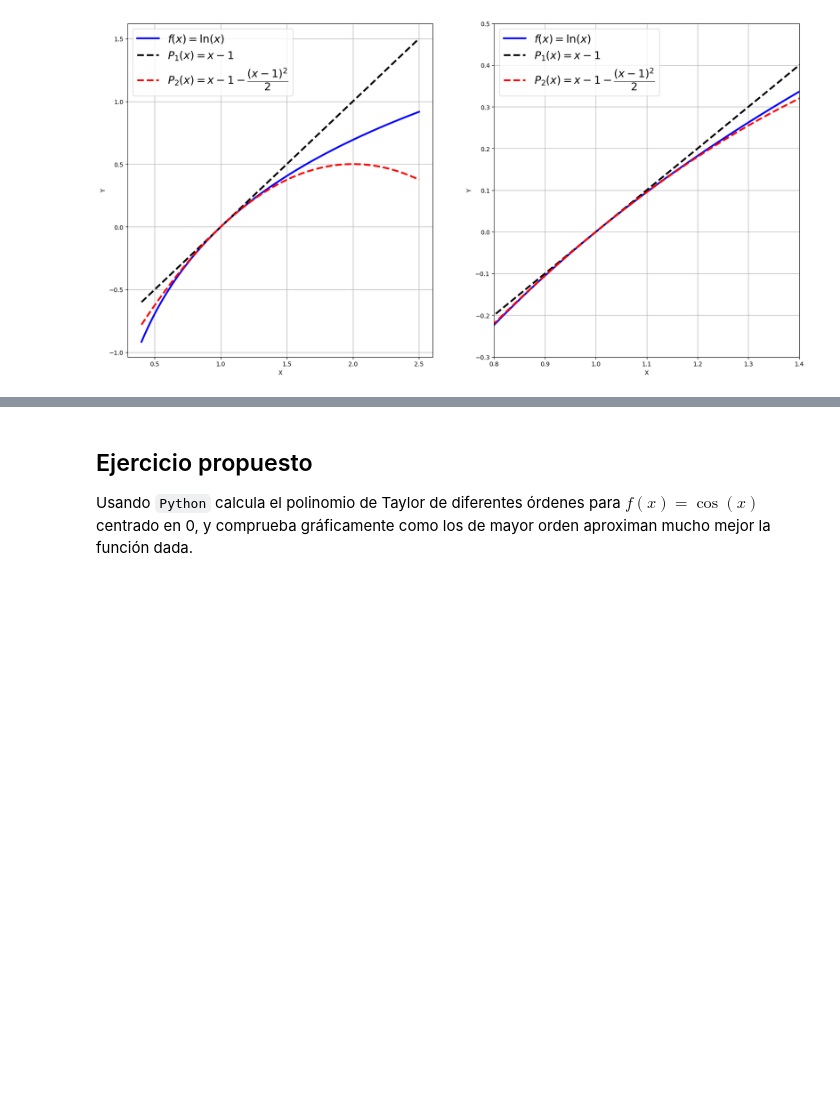
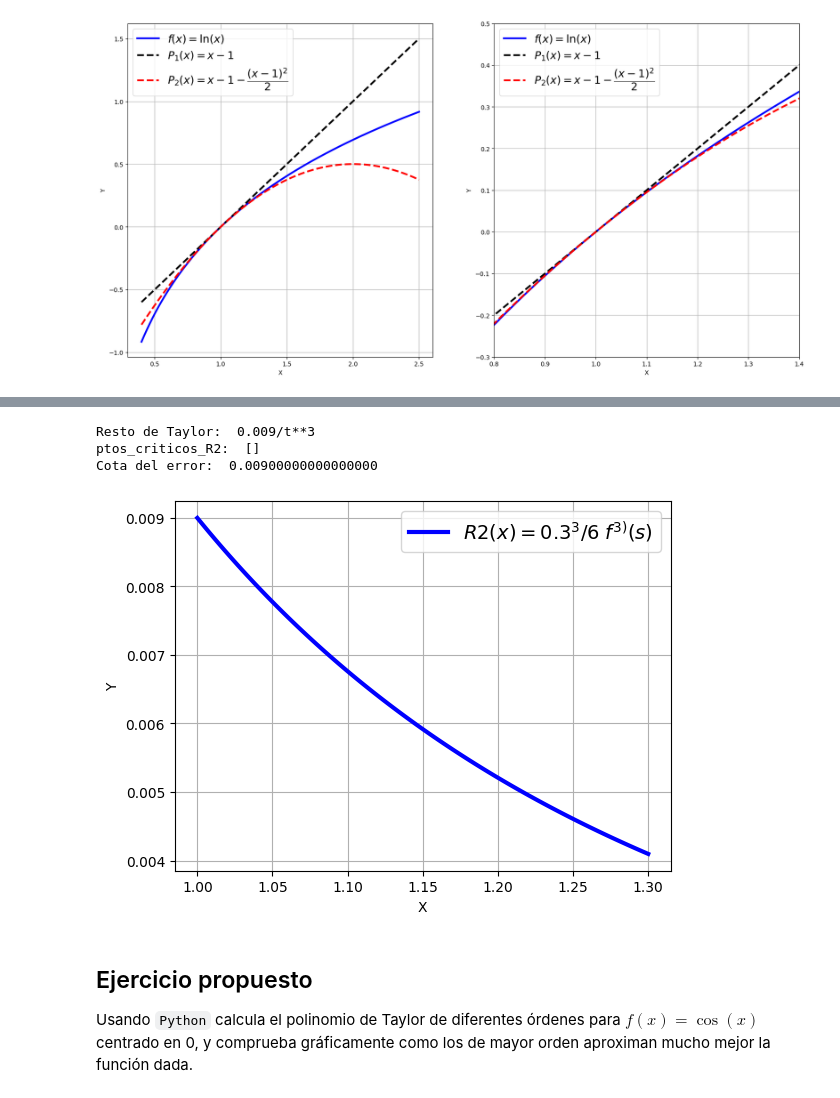
Before and after one commit to yerdna14/JB-Calculo1-UDC, a Jupyter notebook: _build/jupyter_execute/capitulos/03/06.TeoremaTaylor.ipynb, the cells around one changed output, grey strips where cells are left out. Cells and saved outputs as stored; diff of their text form; code cells hidden in the pictures; blank space fills up the shorter version.

```diff
--- a/_build/jupyter_execute/capitulos/03/06.TeoremaTaylor.ipynb
+++ b/_build/jupyter_execute/capitulos/03/06.TeoremaTaylor.ipynb
@@ -196,12 +246,13 @@ import sympy as sp
 
 x,t=sp.symbols('x,t')
 
-# p: polinomio de Taylor
-# R: resto en valor absoluto
-def taylor(f,x0,n):
-    p=0
+# p_exp: expresión para el polinomio de Taylor
+# R_exp: expresión para el resto de Taylor
+def taylor(f_exp,x0,n):
+    p_exp = 0
     for i in range(n+1):
-        p+=sp.diff(f,x,i).subs(x,x0)/sp.factorial(i)*(x-x0)**i
-    R=sp.diff(f,x,n+1).subs(x,t)/sp.factorial(n+1)*(x-x0)**(n+1)
-    return p,R
+        p_exp += sp.diff(f_exp,x,i).subs(x,x0)/sp.factorial(i)*(x-x0)**i
+
+    R_exp = sp.diff(f_exp,x,n+1).subs(x,t)/sp.factorial(n+1)*(x-x0)**(n+1)
+    return p_exp,R_exp
 # %% [markdown]
@@ -322,3 +360,32 @@ alcanza su máximo en valor absoluto en el extremo de la izquierda (es decir, en
+# %%
+R2_exp_xfijo = R2_exp.subs({x:1.3})
+print('Resto de Taylor: ',R2_exp_xfijo)
+R2 = sp.Lambda (t, R2_exp_xfijo)
+
+# Comprobamos que R2 no tiene puntos críticos
+ptos_criticos_R2 = sp.solve (sp.diff(R2,x))
+print('ptos_criticos_R2: ',ptos_criticos_R2)
+
+# Elegimos el máximo de R2, en valor absoluto, comparando sus valores en los extremos del intervalo
+cota_error = sp.Max( sp.Abs(R2(1.)), sp.Abs(R2(1.3)) )
+
+print('Cota del error: ',cota_error)
+
+# Dibujamos R2 en [1,1.3]
+R2_vec = sp.lambdify(t,R2_exp_xfijo)
+s1 = np.linspace(1, 1.3, 100)
+R2_s1 = R2_vec(s1)
+plt.plot(s1, R2_s1, c='b', lw='3',  label='$R2(x)=0.3^{3}/{6}\; f^{3)}(s)$')
+plt.ylabel('Y', fontsize=10)
+plt.xlabel('X', fontsize=10)
+plt.grid()
+plt.legend(prop={'size': 14})
+plt.show()
+# %% [output]
+Resto de Taylor:  0.009/t**3
+ptos_criticos_R2:  []
+Cota del error:  0.00900000000000000
+[figure, added]
 # %% [markdown]
 ## Ejercicio propuesto
 
```
Also changed, not shown: parts of 8 cells of this notebook, 17 other files.
